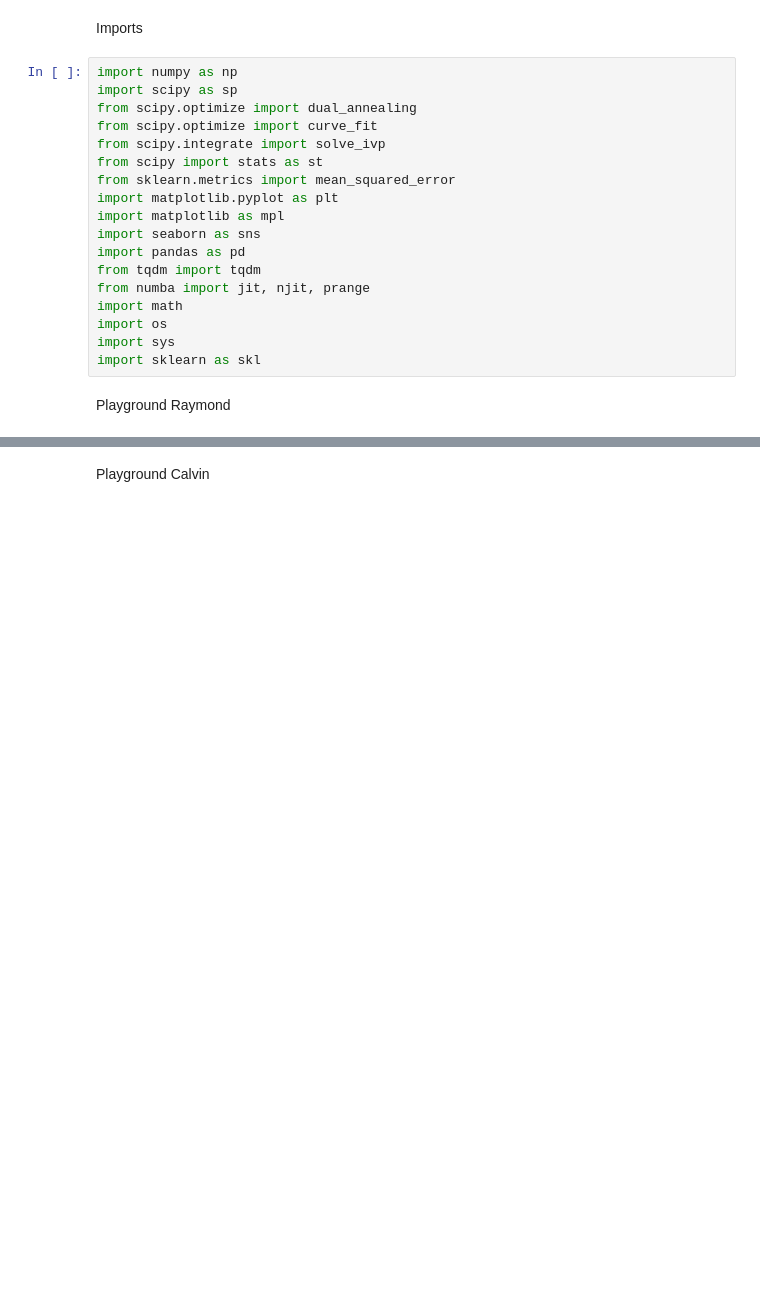
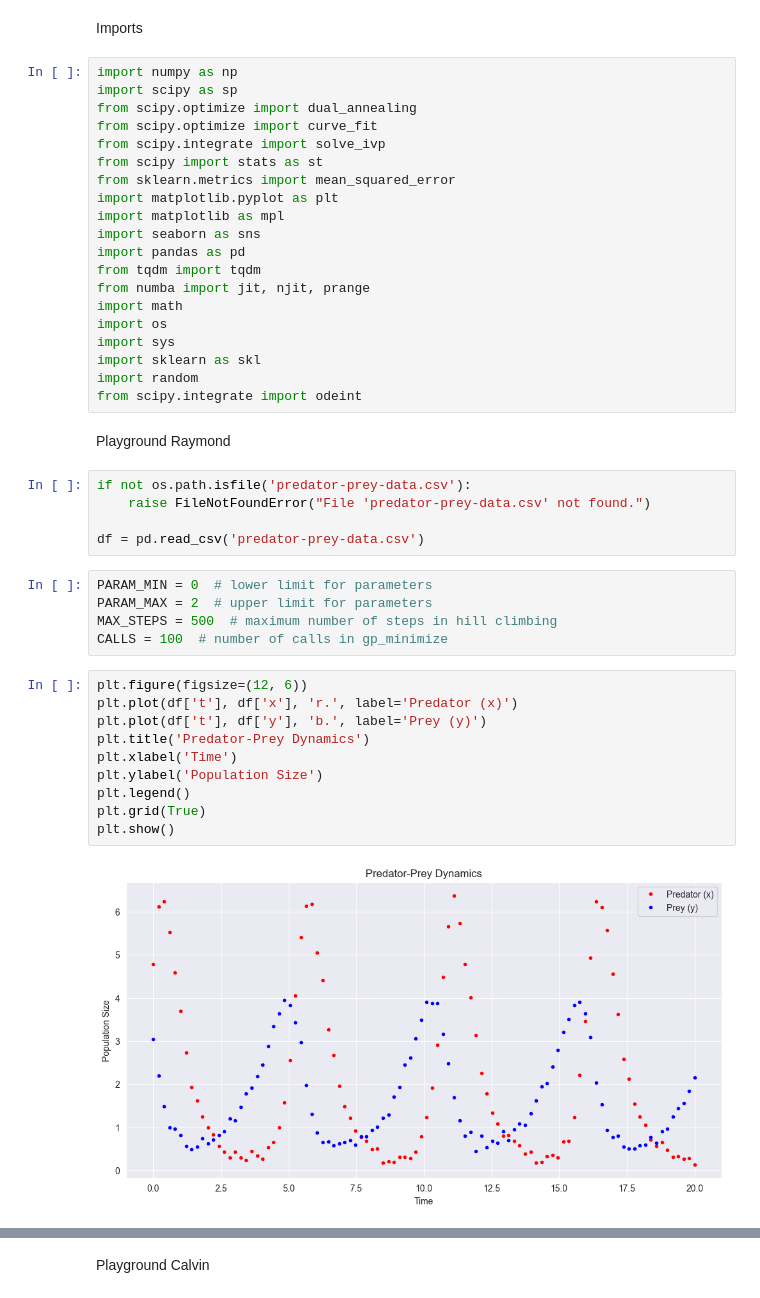
Before and after one commit to jonas4climate/ss-assignment-3, a Jupyter notebook: CalvinLaw_11306734_RaymondZhang_14865904_JonasSchaefer_14039982_3.ipynb, the cells around one changed output, grey strips where cells are left out. Drawn from its saved outputs; the diff is of its cells as text; blank space fills up the shorter version.

```diff
--- a/CalvinLaw_11306734_RaymondZhang_14865904_JonasSchaefer_14039982_3.ipynb
+++ b/CalvinLaw_11306734_RaymondZhang_14865904_JonasSchaefer_14039982_3.ipynb
@@ -20,5 +20,29 @@ import math
 import os
 import sys
 import sklearn as skl
+import random
+from scipy.integrate import odeint
 # %% [markdown]
 Playground Raymond
+# %%
+if not os.path.isfile('predator-prey-data.csv'):
+    raise FileNotFoundError("File 'predator-prey-data.csv' not found.")
+
+df = pd.read_csv('predator-prey-data.csv')
+# %%
+PARAM_MIN = 0  # lower limit for parameters
+PARAM_MAX = 2  # upper limit for parameters
+MAX_STEPS = 500  # maximum number of steps in hill climbing
+CALLS = 100  # number of calls in gp_minimize
+# %%
+plt.figure(figsize=(12, 6))
+plt.plot(df['t'], df['x'], 'r.', label='Predator (x)')
+plt.plot(df['t'], df['y'], 'b.', label='Prey (y)')
+plt.title('Predator-Prey Dynamics')
+plt.xlabel('Time')
+plt.ylabel('Population Size')
+plt.legend()
+plt.grid(True)
+plt.show()
+# %% [output]
+[figure, added]
```
Also changed, not shown: parts of 10 cells of this notebook.
